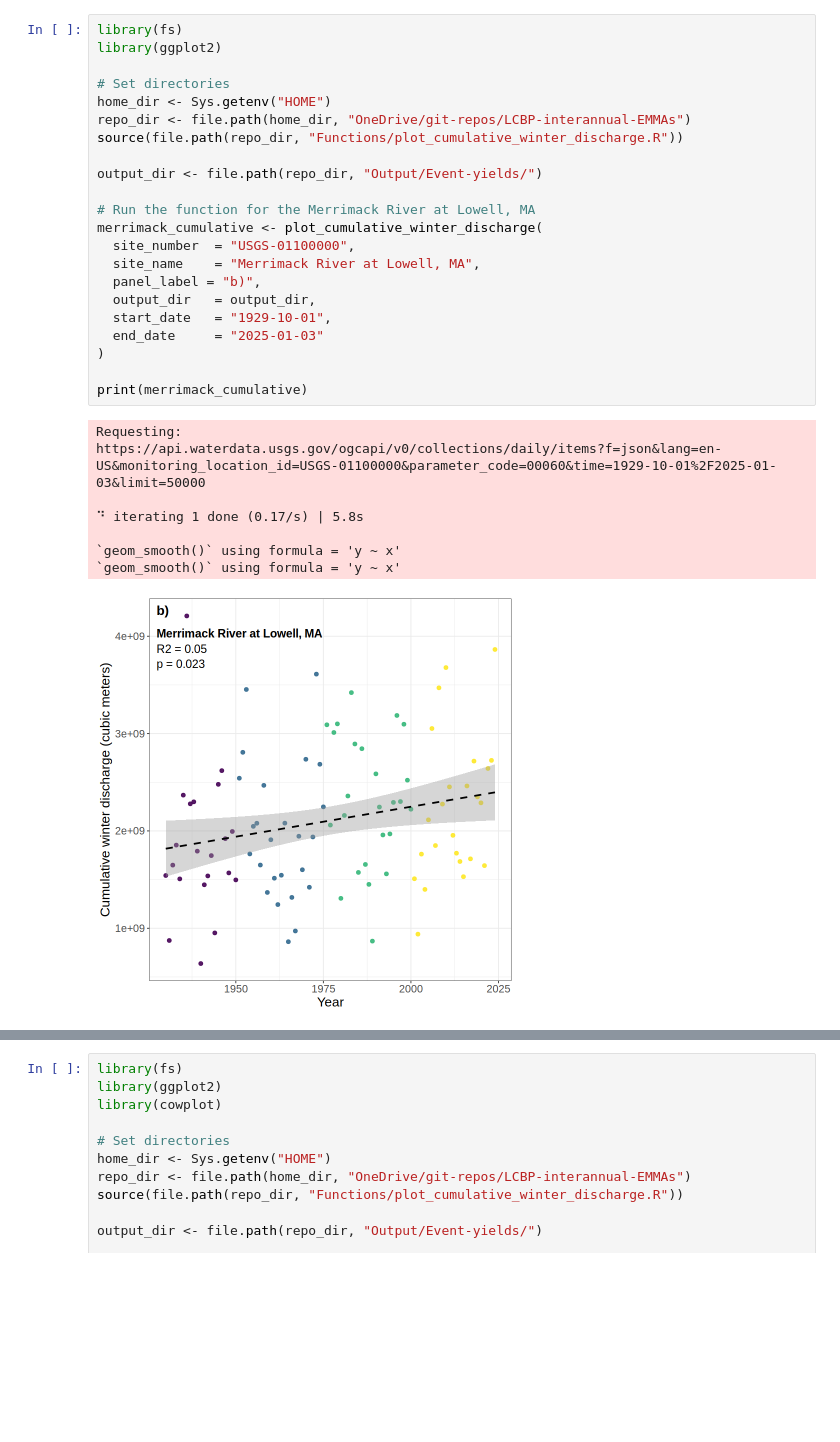
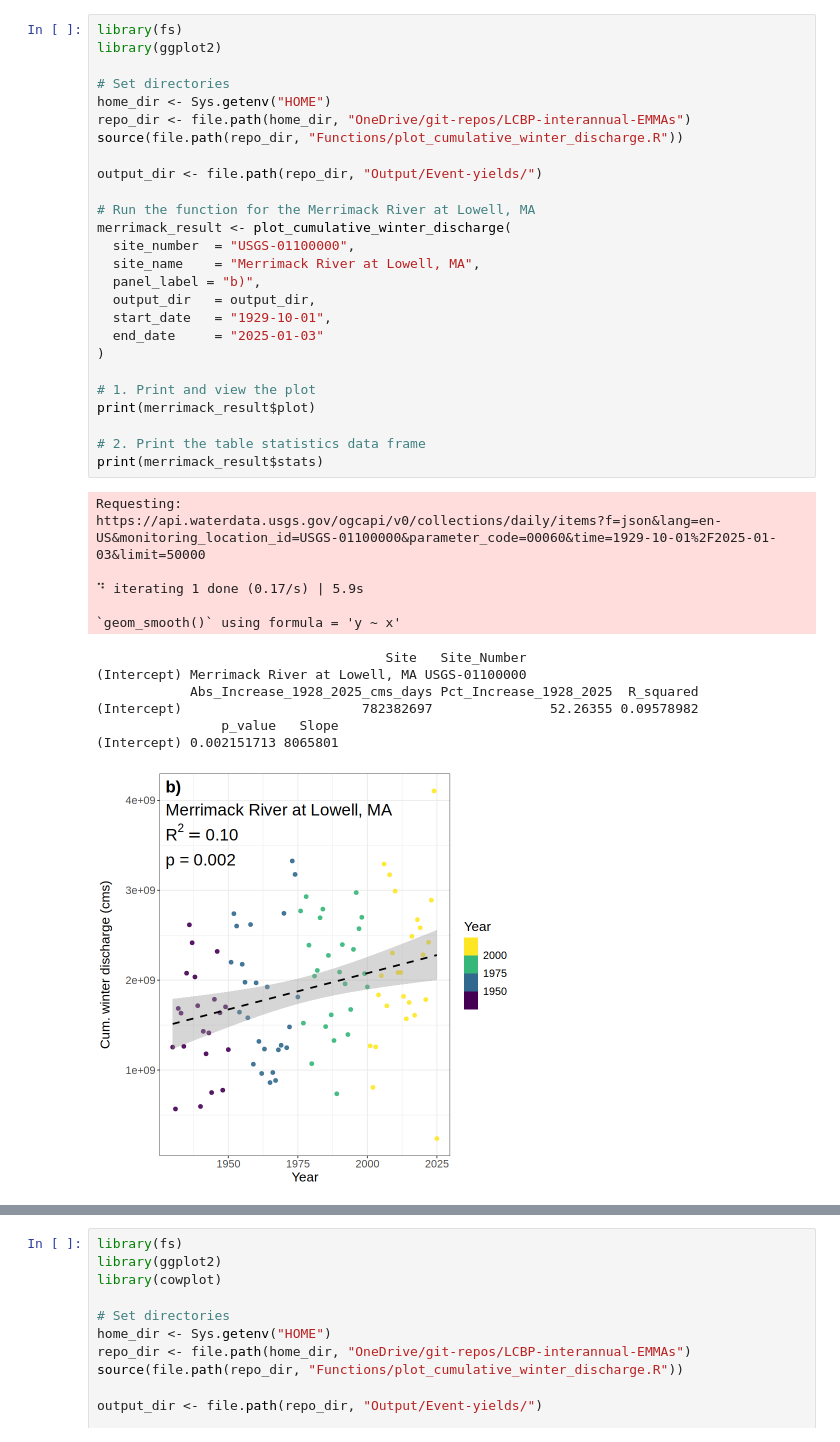
Before and after one commit to MeganEDuffy/LCBP-interannual-EMMAs, a Jupyter notebook: Notebooks/WinterDischarge_plotting/WRR-Figure1-NE-Rivers-Winter.ipynb, the cells around one changed output, grey strips where cells are left out. Cells and saved outputs as stored; diff of their text form; blank space fills up the shorter version.

```diff
--- a/Notebooks/WinterDischarge_plotting/WRR-Figure1-NE-Rivers-Winter.ipynb
+++ b/Notebooks/WinterDischarge_plotting/WRR-Figure1-NE-Rivers-Winter.ipynb
@@ -32,34 +41,43 @@ https://api.waterdata.usgs.gov/ogcapi/v0/collections/daily/items?f=json&lang=en-
 # %%
 library(fs)
 library(ggplot2)
 
 # Set directories
 home_dir <- Sys.getenv("HOME")
 repo_dir <- file.path(home_dir, "OneDrive/git-repos/LCBP-interannual-EMMAs")
 source(file.path(repo_dir, "Functions/plot_cumulative_winter_discharge.R"))
 
 output_dir <- file.path(repo_dir, "Output/Event-yields/")
 
 # Run the function for the Merrimack River at Lowell, MA
-merrimack_cumulative <- plot_cumulative_winter_discharge(
+merrimack_result <- plot_cumulative_winter_discharge(
   site_number  = "USGS-01100000",
   site_name    = "Merrimack River at Lowell, MA",
   panel_label = "b)",
   output_dir   = output_dir,
   start_date   = "1929-10-01",
   end_date     = "2025-01-03"
 )
 
-print(merrimack_cumulative)
+# 1. Print and view the plot
+print(merrimack_result$plot)
+
+# 2. Print the table statistics data frame
+print(merrimack_result$stats)
 # %% [output]
 Requesting:
 https://api.waterdata.usgs.gov/ogcapi/v0/collections/daily/items?f=json&lang=en-US&monitoring_location_id=USGS-01100000&parameter_code=00060&time=1929-10-01%2F2025-01-03&limit=50000
 
-⠙ iterating 1 done (0.17/s) | 5.8s
+⠙ iterating 1 done (0.17/s) | 5.9s
 
 `geom_smooth()` using formula = 'y ~ x'
-`geom_smooth()` using formula = 'y ~ x'
+                                     Site   Site_Number
+(Intercept) Merrimack River at Lowell, MA USGS-01100000
+            Abs_Increase_1928_2025_cms_days Pct_Increase_1928_2025  R_squared
+(Intercept)                       782382697               52.26355 0.09578982
+                p_value   Slope
+(Intercept) 0.002151713 8065801
-[figure, old version]
+[figure, new version]
 # %%
 library(fs)
 library(ggplot2)
```
Also changed, not shown: parts of 3 cells of this notebook, 2 other files.
